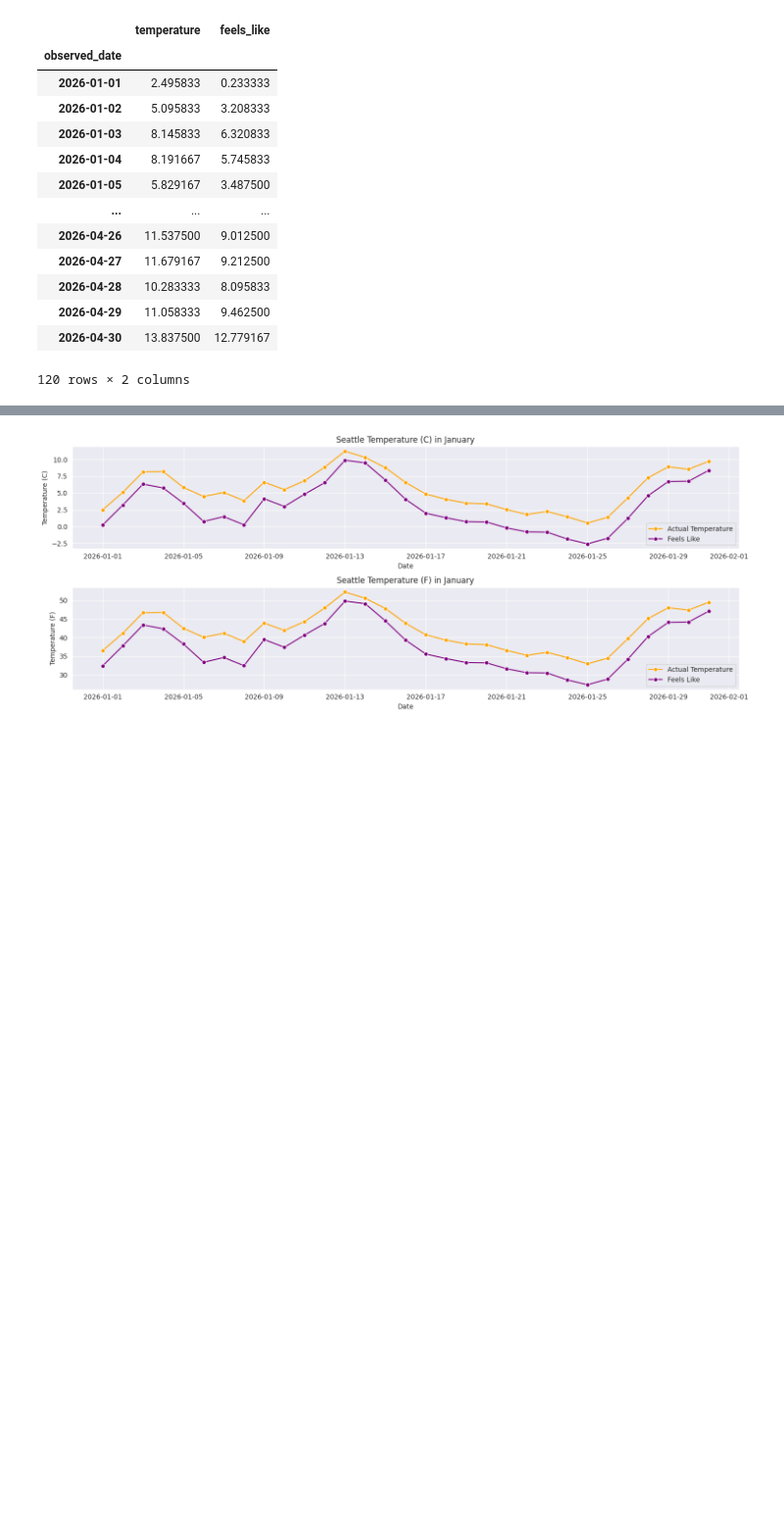
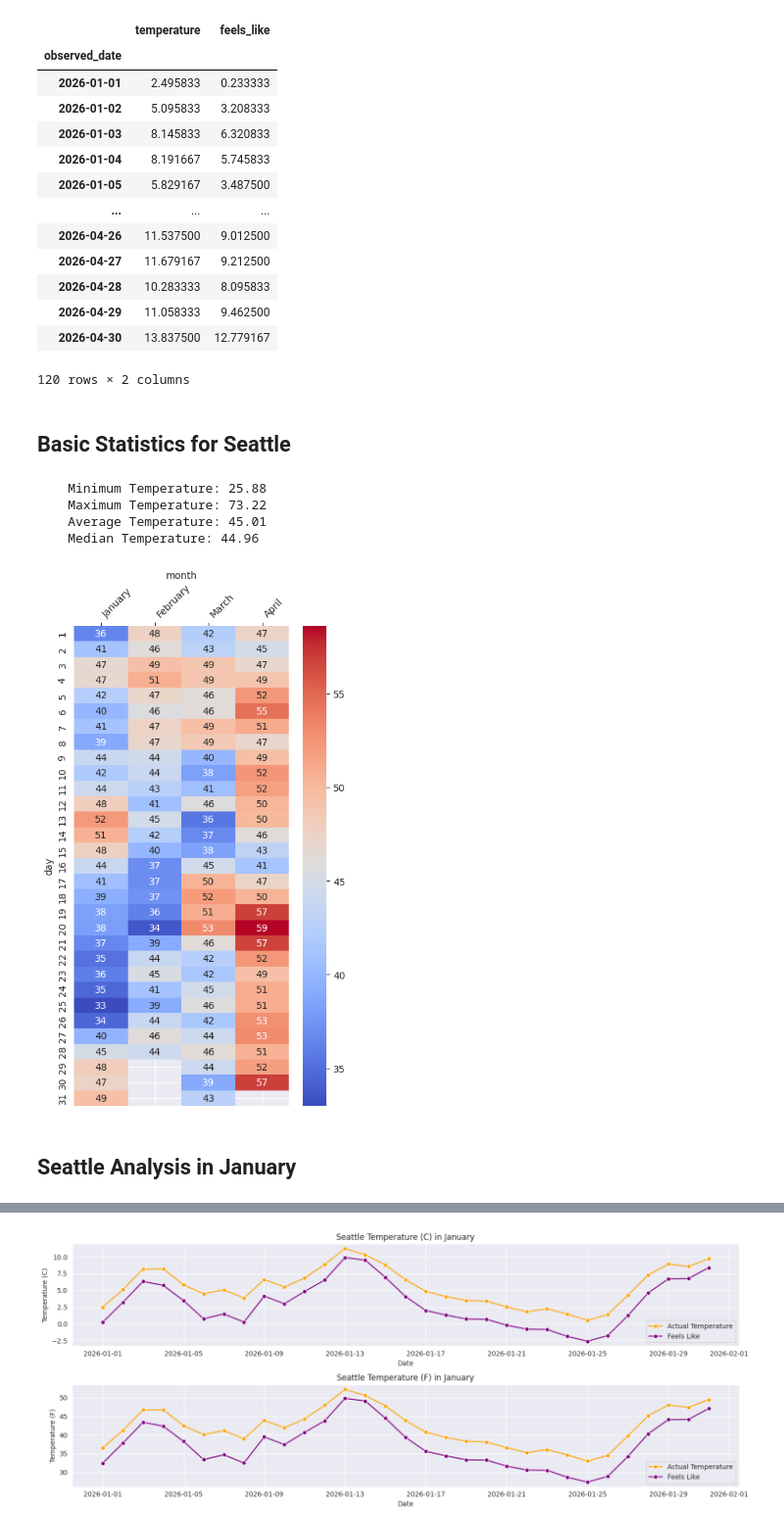
Before and after one commit to danielphilip12/Weather-Pipeline, a Jupyter notebook: notebooks/seattle_analysis.ipynb, the cells around one changed output, grey strips where cells are left out. Shown at 98% size. Drawn from its saved outputs; the diff is of its cells as text; code cells hidden in the pictures; blank space fills up the shorter version.

```diff
--- a/notebooks/seattle_analysis.ipynb
+++ b/notebooks/seattle_analysis.ipynb
@@ -53,5 +52,3 @@ seattle.head()
-# %%
-seattle['observed_date'] = seattle['observed_at'].dt.strftime('%Y-%m-%d')
 # %%
 seattle.groupby("observed_date")[['temperature', 'feels_like']].mean()
 # %% [output]
@@ -69,5 +66,3 @@ seattle.groupby("observed_date")[['temperature', 'feels_like']].mean()
 | 2026-04-29 | 11.058333 | 9.462500 |
 | 2026-04-30 | 13.837500 | 12.779167 |
 120 rows × 2 columns
-# %%
-seattle['month'] = seattle['observed_at'].dt.month_name()
@@ -73,0 +72,2 @@ seattle['month'] = seattle['observed_at'].dt.month_name()
+# %% [markdown]
+## Basic Statistics for Seattle
@@ -74,2 +87,22 @@ seattle['month'] = seattle['observed_at'].dt.month_name()
+# %%
+print(temperature_summary(seattle))
+# %% [output]
+    Minimum Temperature: 25.88
+    Maximum Temperature: 73.22
+    Average Temperature: 45.01
+    Median Temperature: 44.96
+# %%
+day_month_temp = pd.pivot_table(data=seattle, columns='month', index='day', values='temperature_f')[['January', 'February', 'March', 'April']]
+# %%
+plt.figure(figsize=(5, 9))
+ax = sns.heatmap(data=day_month_temp, cmap='coolwarm', annot=True)
+ax.xaxis.tick_top()
+ax.xaxis.set_label_position("top")
+
+plt.xticks(rotation=45, ha="left");
+# %% [output]
+[figure, added]
+# %% [markdown]
+## Seattle Analysis in January
 # %%
 seattle_jan = seattle[seattle['month'] == 'January']
```
Also changed, not shown: parts of 27 cells of this notebook, 1 other file.
